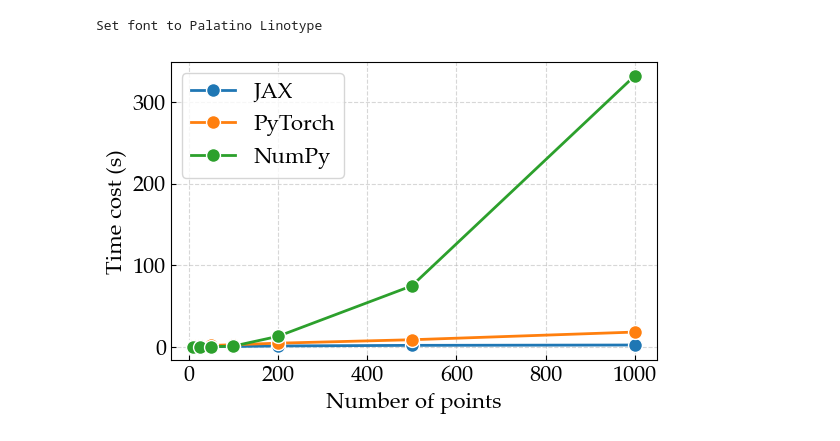
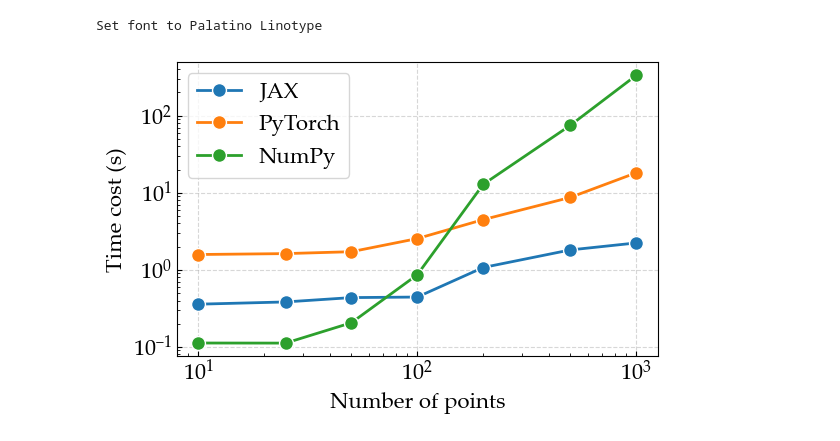
Before and after one commit to NanxiiChen/wind-simulation-GPU, a Jupyter notebook: examples/eval.ipynb, the cells around one changed output. Drawn from its saved outputs; the diff is of its cells as text; code cells hidden in the pictures.

Commit message:
Update paper

```diff
--- a/examples/eval.ipynb
+++ b/examples/eval.ipynb
@@ -45,21 +45,22 @@ df_numpy = pd.read_csv("benchmark_results/batch_benchmark_numpy_batched.txt").to
 # %%
 fig, ax = plt.subplots(figsize=(6, 4))
 kwargs = dict(lw=2, marker='o', markeredgecolor='white', markersize=10)
 ax.plot(df_jax[:, 0], df_jax[:, 1], label="JAX", **kwargs)
 ax.plot(df_torch[:, 0], df_torch[:, 1], label="PyTorch", **kwargs)
 ax.plot(df_numpy[:, 0], df_numpy[:, 1], label="NumPy", **kwargs)
 ax.set(
     xlabel="Number of points",
     ylabel="Time cost (s)",
     # title="Time Cost Comparison: JAX vs PyTorch vs NumPy",
 )
+ax.set_xscale("log",)
+ax.set_yscale("log",)
 # ax.set_xlim(-20, 5050)
 # ax.set_ylim(-10, 140)
-# ax.set_xscale('log')
 ax.legend()
 fig.tight_layout()
-fig.savefig("./img/time_cost_comparison.png", dpi=300, bbox_inches='tight')
-fig.savefig("./img/time_cost_comparison.pdf", dpi=300, bbox_inches='tight')
-fig.savefig("../wind_simulation_paper/time_cost_comparison.pdf", dpi=300, bbox_inches='tight')
+# fig.savefig("./img/time_cost_comparison.png", dpi=300, bbox_inches='tight')
+# fig.savefig("./img/time_cost_comparison.pdf", dpi=300, bbox_inches='tight')
+# fig.savefig("../wind_simulation_paper/time_cost_comparison.pdf", dpi=300, bbox_inches='tight')
 # %% [output]
-[figure, old version]
+[figure, new version]
```
Also changed, not shown: 2 other files.
